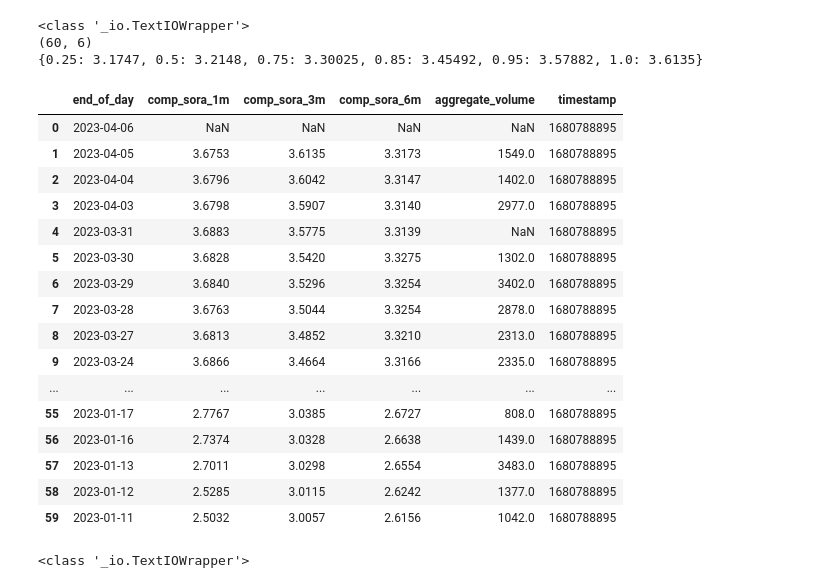
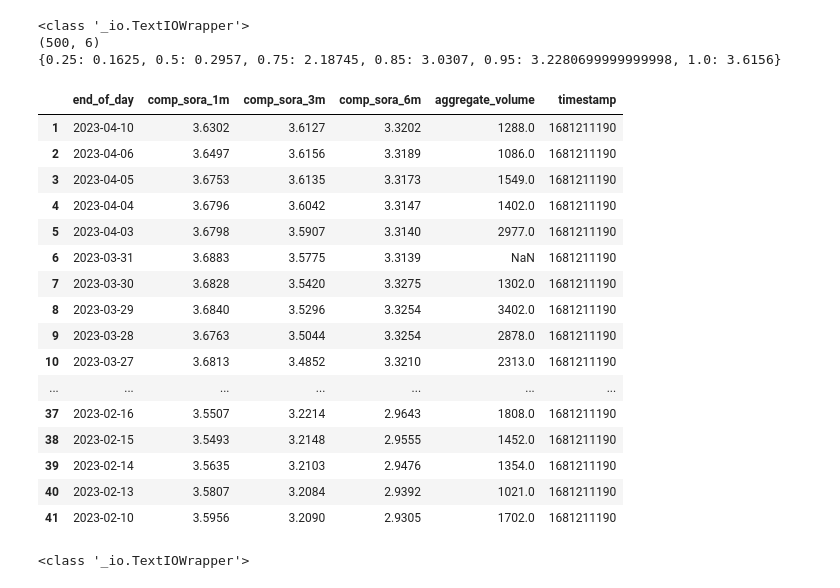
Before and after one commit to cedyangks/PySelenium, a Jupyter notebook: OptionsComputes.ipynb, the cells around one changed output. Drawn from its saved outputs; the diff is of its cells as text; code cells hidden in the pictures.

```diff
--- a/OptionsComputes.ipynb
+++ b/OptionsComputes.ipynb
@@ -18,33 +20,33 @@ import yfinance as yf
 # %%
 yf.pdr_override();
 FileIO=open('/Users/cedricyang/IRSG.json','r');
 print(type(FileIO));
 JsonDict:dict=json.load(FileIO);
 StoragePD:pd.DataFrame=pd.json_normalize(JsonDict,record_path=['result','records']);
 print(StoragePD.shape)
 print(StoragePD['comp_sora_3m'].quantile([0.25,0.5,0.75,0.85,0.95,1]).to_dict());
-display(StoragePD[:100]);
+display(StoragePD[:80][StoragePD['comp_sora_3m']>3.20]);
 # %% [output]
 <class '_io.TextIOWrapper'>
-(60, 6)
-{0.25: 3.1747, 0.5: 3.2148, 0.75: 3.30025, 0.85: 3.45492, 0.95: 3.57882, 1.0: 3.6135}
+(500, 6)
+{0.25: 0.1625, 0.5: 0.2957, 0.75: 2.18745, 0.85: 3.0307, 0.95: 3.2280699999999998, 1.0: 3.6156}
 |  | end_of_day | comp_sora_1m | comp_sora_3m | comp_sora_6m | aggregate_volume | timestamp |
-| 0 | 2023-04-06 | NaN | NaN | NaN | NaN | 1680788895 |
-| 1 | 2023-04-05 | 3.6753 | 3.6135 | 3.3173 | 1549.0 | 1680788895 |
-| 2 | 2023-04-04 | 3.6796 | 3.6042 | 3.3147 | 1402.0 | 1680788895 |
-| 3 | 2023-04-03 | 3.6798 | 3.5907 | 3.3140 | 2977.0 | 1680788895 |
-| 4 | 2023-03-31 | 3.6883 | 3.5775 | 3.3139 | NaN | 1680788895 |
-| 5 | 2023-03-30 | 3.6828 | 3.5420 | 3.3275 | 1302.0 | 1680788895 |
-| 6 | 2023-03-29 | 3.6840 | 3.5296 | 3.3254 | 3402.0 | 1680788895 |
-| 7 | 2023-03-28 | 3.6763 | 3.5044 | 3.3254 | 2878.0 | 1680788895 |
-| 8 | 2023-03-27 | 3.6813 | 3.4852 | 3.3210 | 2313.0 | 1680788895 |
-| 9 | 2023-03-24 | 3.6866 | 3.4664 | 3.3166 | 2335.0 | 1680788895 |
+| 1 | 2023-04-10 | 3.6302 | 3.6127 | 3.3202 | 1288.0 | 1681211190 |
+| 2 | 2023-04-06 | 3.6497 | 3.6156 | 3.3189 | 1086.0 | 1681211190 |
+| 3 | 2023-04-05 | 3.6753 | 3.6135 | 3.3173 | 1549.0 | 1681211190 |
+| 4 | 2023-04-04 | 3.6796 | 3.6042 | 3.3147 | 1402.0 | 1681211190 |
+| 5 | 2023-04-03 | 3.6798 | 3.5907 | 3.3140 | 2977.0 | 1681211190 |
+| 6 | 2023-03-31 | 3.6883 | 3.5775 | 3.3139 | NaN | 1681211190 |
+| 7 | 2023-03-30 | 3.6828 | 3.5420 | 3.3275 | 1302.0 | 1681211190 |
+| 8 | 2023-03-29 | 3.6840 | 3.5296 | 3.3254 | 3402.0 | 1681211190 |
+| 9 | 2023-03-28 | 3.6763 | 3.5044 | 3.3254 | 2878.0 | 1681211190 |
+| 10 | 2023-03-27 | 3.6813 | 3.4852 | 3.3210 | 2313.0 | 1681211190 |
 | ... | ... | ... | ... | ... | ... | ... |
-| 55 | 2023-01-17 | 2.7767 | 3.0385 | 2.6727 | 808.0 | 1680788895 |
-| 56 | 2023-01-16 | 2.7374 | 3.0328 | 2.6638 | 1439.0 | 1680788895 |
-| 57 | 2023-01-13 | 2.7011 | 3.0298 | 2.6554 | 3483.0 | 1680788895 |
-| 58 | 2023-01-12 | 2.5285 | 3.0115 | 2.6242 | 1377.0 | 1680788895 |
-| 59 | 2023-01-11 | 2.5032 | 3.0057 | 2.6156 | 1042.0 | 1680788895 |
+| 37 | 2023-02-16 | 3.5507 | 3.2214 | 2.9643 | 1808.0 | 1681211190 |
+| 38 | 2023-02-15 | 3.5493 | 3.2148 | 2.9555 | 1452.0 | 1681211190 |
+| 39 | 2023-02-14 | 3.5635 | 3.2103 | 2.9476 | 1354.0 | 1681211190 |
+| 40 | 2023-02-13 | 3.5807 | 3.2084 | 2.9392 | 1021.0 | 1681211190 |
+| 41 | 2023-02-10 | 3.5956 | 3.2090 | 2.9305 | 1702.0 | 1681211190 |
 # %%
 FileIO2=open('/Users/cedricyang/Deposit_SG.json','r');
 print(type(FileIO2));
```
Also changed, not shown: parts of 8 cells of this notebook.
